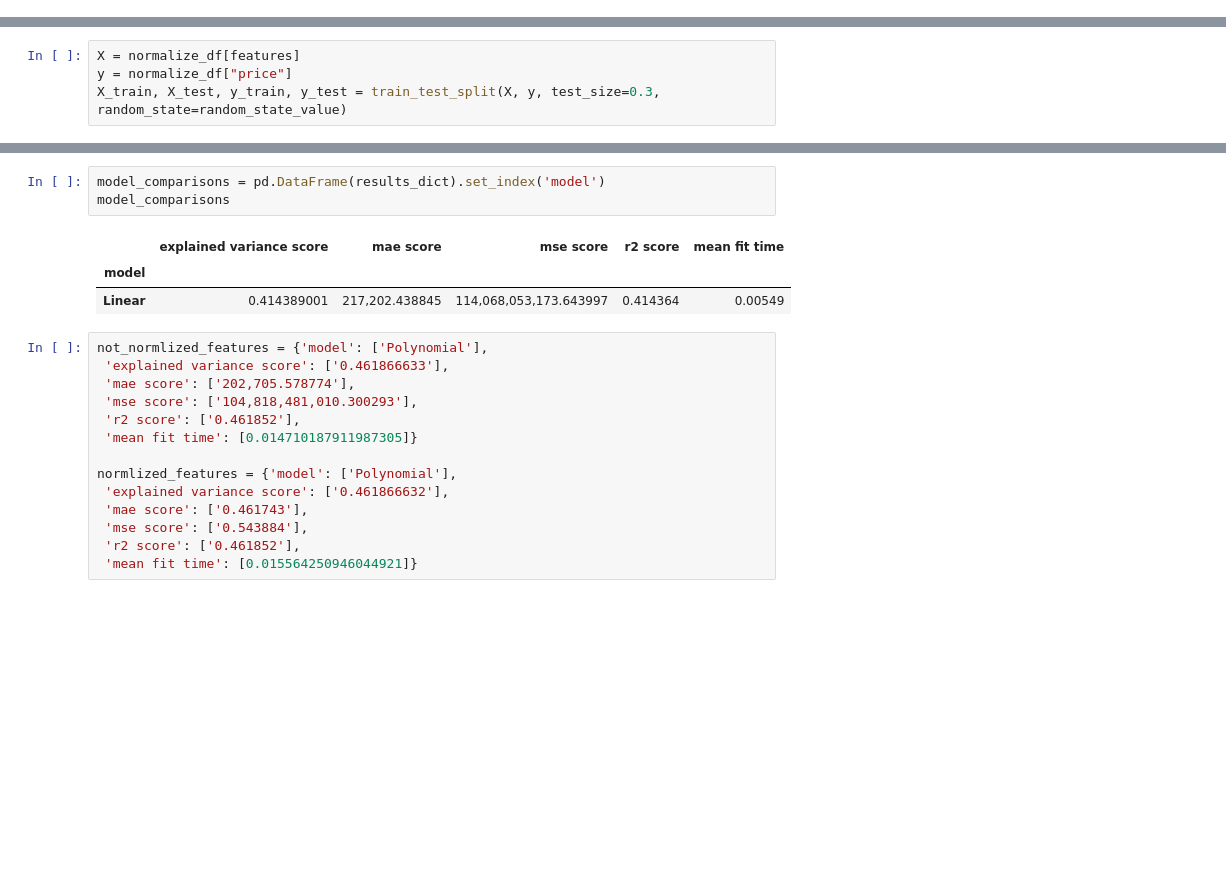
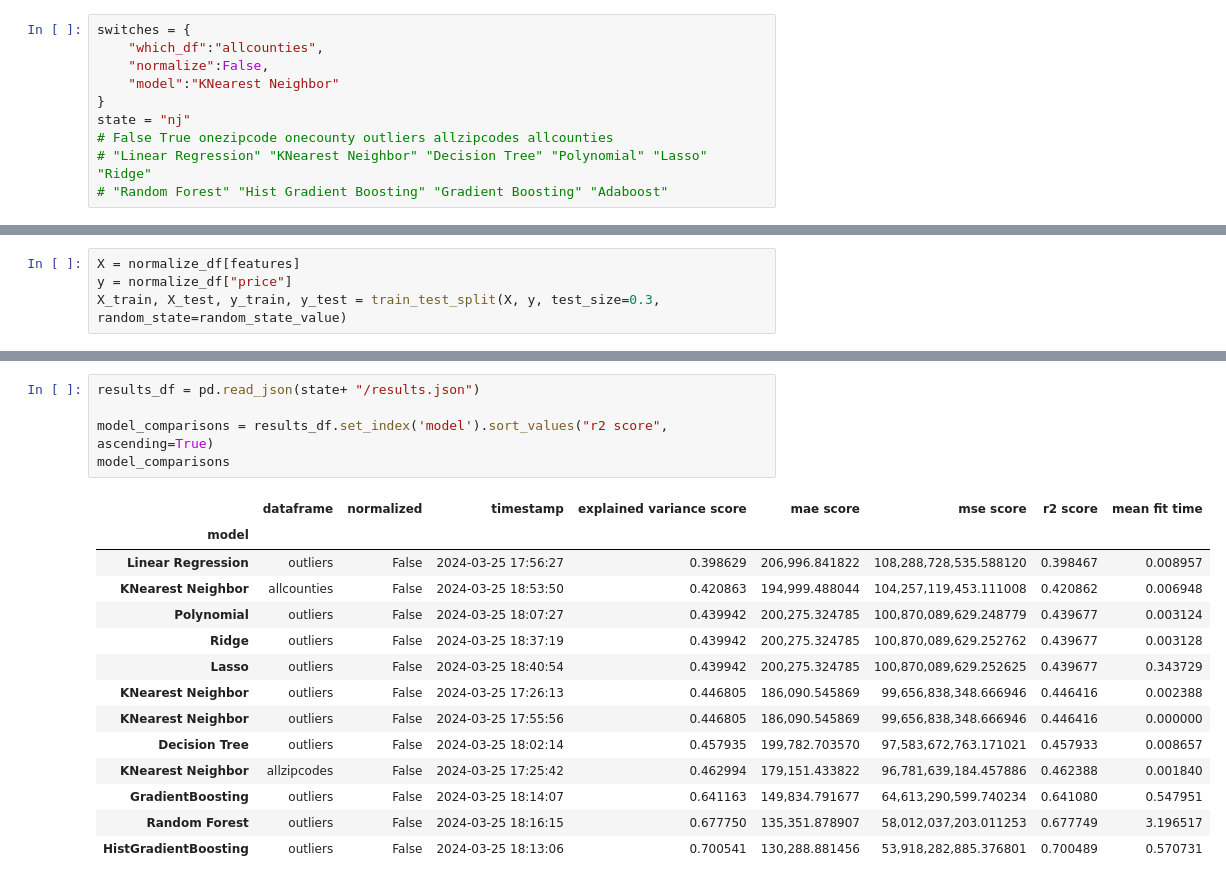
Before and after one commit to jiml-mlai-bootcamp-ucberkeley/8_Week_Challenge, a Jupyter notebook: Multiple Models.ipynb, the cells around one changed output, grey strips where cells are left out. Saved outputs shown, nothing was run; the diff lists cells and outputs as text; blank space fills up the shorter version.

```diff
--- a/Multiple Models.ipynb
+++ b/Multiple Models.ipynb
@@ -46,3 +51,13 @@ memory usage: 2.4 MB
+# %%
+switches = {
+    "which_df":"allcounties",
+    "normalize":False,
+    "model":"KNearest Neighbor"
+}
+state = "nj"
+# False True onezipcode onecounty outliers allzipcodes allcounties
+# "Linear Regression" "KNearest Neighbor" "Decision Tree" "Polynomial" "Lasso" "Ridge"
+# "Random Forest" "Hist Gradient Boosting" "Gradient Boosting" "Adaboost"
 # %%
 groupby_zipcode = outliers_df.groupby(["zip_code"])["zip_code"].count().sort_values(ascending=False)
 groupby_zipcode_df = pd.DataFrame(groupby_zipcode).rename(columns={"zip_code":"count"}).reset_index()
@@ -250,21 +416,20 @@ results_dict
 # %%
-model_comparisons = pd.DataFrame(results_dict).set_index('model')
+results_df = pd.read_json(state+ "/results.json")
+
+model_comparisons = results_df.set_index('model').sort_values("r2 score", ascending=True)
 model_comparisons
 # %% [output]
-|  | explained variance score | mae score | mse score | r2 score | mean fit time |
-| model |  |  |  |  |  |
-| Linear | 0.414389001 | 217,202.438845 | 114,068,053,173.643997 | 0.414364 | 0.00549 |
+|  | dataframe | normalized | timestamp | explained variance score | mae score | mse score | r2 score | mean fit time |
+| model |  |  |  |  |  |  |  |  |
+| Linear Regression | outliers | False | 2024-03-25 17:56:27 | 0.398629 | 206,996.841822 | 108,288,728,535.588120 | 0.398467 | 0.008957 |
+| KNearest Neighbor | allcounties | False | 2024-03-25 18:53:50 | 0.420863 | 194,999.488044 | 104,257,119,453.111008 | 0.420862 | 0.006948 |
+| Polynomial | outliers | False | 2024-03-25 18:07:27 | 0.439942 | 200,275.324785 | 100,870,089,629.248779 | 0.439677 | 0.003124 |
+| Ridge | outliers | False | 2024-03-25 18:37:19 | 0.439942 | 200,275.324785 | 100,870,089,629.252762 | 0.439677 | 0.003128 |
+| Lasso | outliers | False | 2024-03-25 18:40:54 | 0.439942 | 200,275.324785 | 100,870,089,629.252625 | 0.439677 | 0.343729 |
+| KNearest Neighbor | outliers | False | 2024-03-25 17:26:13 | 0.446805 | 186,090.545869 | 99,656,838,348.666946 | 0.446416 | 0.002388 |
+| KNearest Neighbor | outliers | False | 2024-03-25 17:55:56 | 0.446805 | 186,090.545869 | 99,656,838,348.666946 | 0.446416 | 0.000000 |
+| Decision Tree | outliers | False | 2024-03-25 18:02:14 | 0.457935 | 199,782.703570 | 97,583,672,763.171021 | 0.457933 | 0.008657 |
+| KNearest Neighbor | allzipcodes | False | 2024-03-25 17:25:42 | 0.462994 | 179,151.433822 | 96,781,639,184.457886 | 0.462388 | 0.001840 |
+| GradientBoosting | outliers | False | 2024-03-25 18:14:07 | 0.641163 | 149,834.791677 | 64,613,290,599.740234 | 0.641080 | 0.547951 |
+| Random Forest | outliers | False | 2024-03-25 18:16:15 | 0.677750 | 135,351.878907 | 58,012,037,203.011253 | 0.677749 | 3.196517 |
+| HistGradientBoosting | outliers | False | 2024-03-25 18:13:06 | 0.700541 | 130,288.881456 | 53,918,282,885.376801 | 0.700489 | 0.570731 |
-# %%
-not_normlized_features = {'model': ['Polynomial'],
- 'explained variance score': ['0.461866633'],
- 'mae score': ['202,705.578774'],
- 'mse score': ['104,818,481,010.300293'],
- 'r2 score': ['0.461852'],
- 'mean fit time': [0.014710187911987305]}
-
-normlized_features = {'model': ['Polynomial'],
- 'explained variance score': ['0.461866632'],
- 'mae score': ['0.461743'],
- 'mse score': ['0.543884'],
- 'r2 score': ['0.461852'],
- 'mean fit time': [0.015564250946044921]}
```
Also changed, not shown: parts of 36 cells of this notebook, 8 other files.
